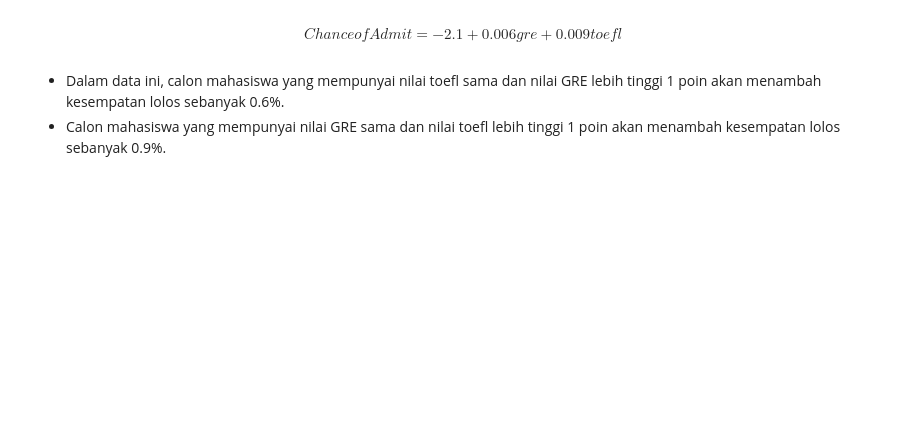
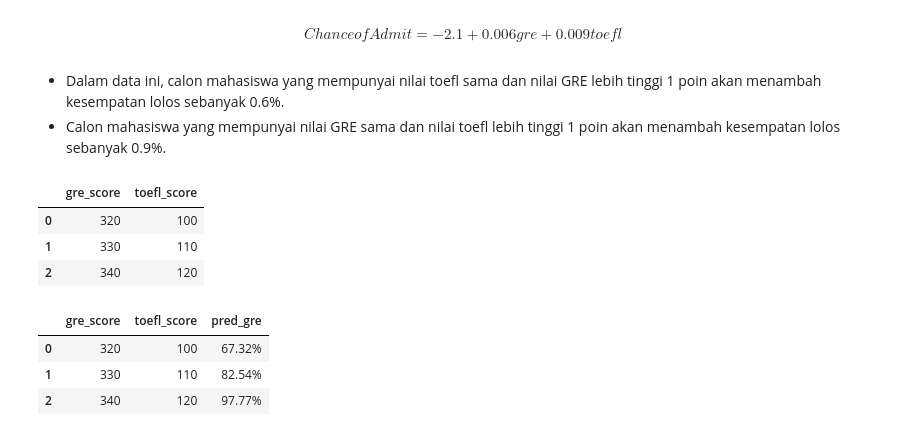
Before and after one commit to mfikrifadl/analyze-data-admission, a Jupyter notebook: data_analyze.ipynb, the cells around one changed output. Saved outputs shown, nothing was run; the diff lists cells and outputs as text; code cells hidden in the pictures; blank space fills up the shorter version.

Commit message:
[ADD] Percentage prediction in COA

```diff
--- a/data_analyze.ipynb
+++ b/data_analyze.ipynb
@@ -183,13 +206,23 @@ $$Chance of Admit=-2.1+0.006gre+0.009toefl$$
 - Dalam data ini, calon mahasiswa yang mempunyai nilai toefl sama dan nilai GRE lebih tinggi 1 poin akan menambah kesempatan lolos sebanyak 0.6%.
 - Calon mahasiswa yang mempunyai nilai GRE sama dan nilai toefl lebih tinggi 1 poin akan menambah kesempatan lolos sebanyak 0.9%.
 # %%
-gre_score = np.array([100, 200, 340])
-toefl_score = np.array([10, 60, 120])
+gre_score = np.array([320, 330, 340])
+toefl_score = np.array([100, 110, 120])
 
 prediction_results = pd.DataFrame(data = {"gre_score": gre_score, "toefl_score" : toefl_score})
 prediction_results
+# %% [output]
+|  | gre_score | toefl_score |
+| 0 | 320 | 100 |
+| 1 | 330 | 110 |
+| 2 | 340 | 120 |
 # %%
 # Prediction results
-prediction_results["pred_gre"] = results_coa.predict(prediction_results)
+prediction_results["pred_gre"] = (np.round(results_coa.predict(prediction_results) * 100, 2)).astype(str) + '%'
 
 prediction_results
+# %% [output]
+|  | gre_score | toefl_score | pred_gre |
+| 0 | 320 | 100 | 67.32% |
+| 1 | 330 | 110 | 82.54% |
+| 2 | 340 | 120 | 97.77% |
```
Also changed, not shown: parts of 10 cells of this notebook.
